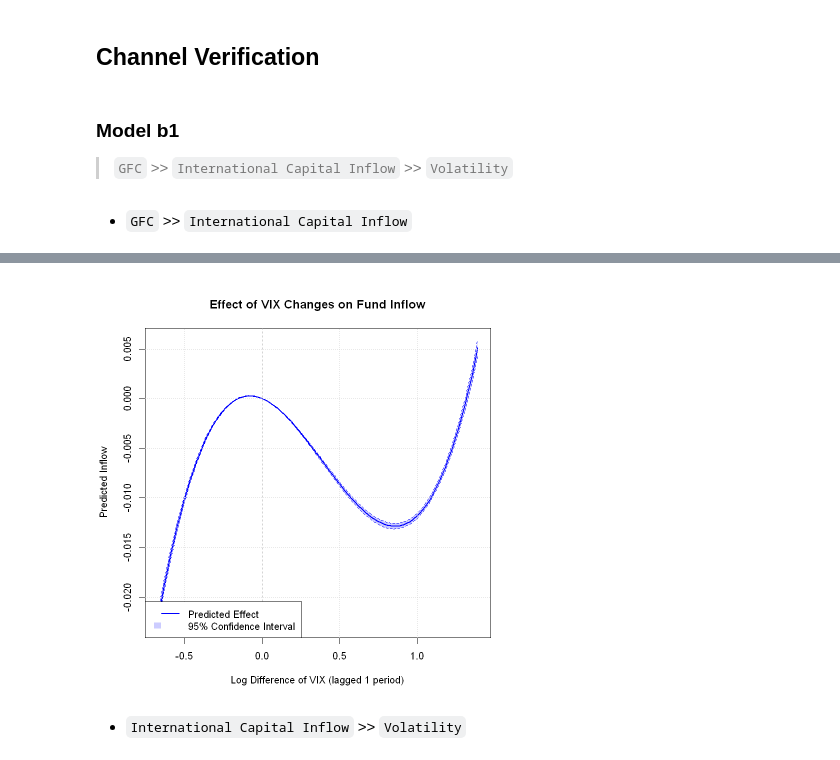
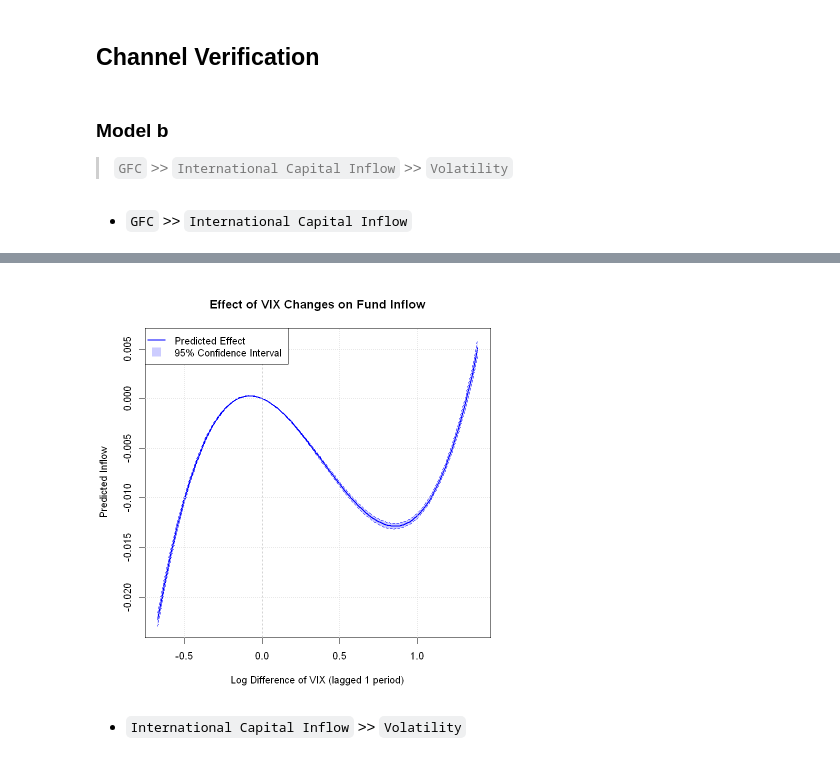
Before and after one commit to wudl-21/econ5370, a Jupyter notebook: main.ipynb, the cells around one changed output, grey strips where cells are left out. Cells and saved outputs as stored; diff of their text form; code cells hidden in the pictures.

```diff
--- a/main.ipynb
+++ b/main.ipynb
@@ -2051,18 +1950,0 @@ A data.frame: 6 x 20
-# %%
-# Merge panel_data with EPU data based on year, quarter, and month
-panel_data <- merge(
-    panel_data,
-    epu[, c("year", "quarter", "month", "log_epu")],
-    by = c("year", "quarter", "month"),
-    all.x = TRUE
-)
-
-panel_data <- merge(
-    panel_data,
-    tpu[, c("year", "quarter", "month", "log_tpu")],
-    by = c("year", "quarter", "month"),
-    all.x = TRUE
-)
-
-# Display a sample of the merged data with EPU
-head(panel_data)
@@ -2966,7 +2934,7 @@ stargazer(models,
 # %% [markdown]
 ## Channel Verification
 # %% [markdown]
-### Model b1
+### Model b
 
 > `GFC` >> `International Capital Inflow` >> `Volatility`
 # %% [markdown]
@@ -2975,19 +2943,19 @@ stargazer(models,
 library(plm)
 
 # Run model with individual fixed effects and quarter dummies
-model_b1_1 <- plm(inflow ~ log_diff_lag1 + I(log_diff_lag1^2) + I(log_diff_lag1^3) + Size + Lev + ROA + BM + Board + Top1 + quarter + gdp_growth_rate + m2_growth_rate,
+model_b_1 <- plm(inflow ~ log_diff_lag1 + I(log_diff_lag1^2) + I(log_diff_lag1^3) + Size + Lev + ROA + BM + Board + Top1 + quarter + gdp_growth_rate + m2_growth_rate,
              data = panel_data,
              model = "within",
              effect = "individual")
 
 # Display regression results
-summary(model_b1_1)
+summary(model_b_1)
 
 # Get robust standard errors for both models
 library(lmtest)
 library(sandwich)
 cat("\nRobust standard errors for two-way fixed effects model:\n")
-coeftest(model_b1_1, vcov = vcovHC(model_b1_1, type = "HC1"))
+coeftest(model_b_1, vcov = vcovHC(model_b_1, type = "HC1"))
 # %% [output]
 Oneway (individual) effect Within Model
 
@@ -3030,7 +2998,7 @@ Signif. codes:  0 '***' 0.001 '**' 0.01 '*' 0.05 '.' 0.1 ' ' 1
 par(bg="white", mar=c(5, 4, 4, 2) + 0.1)
 
 # Extract coefficients for log_diff_lag1 and its higher order terms
-coefficients <- coef(model_b1_1)
+coefficients <- coef(model_b_1)
 b1 <- coefficients["log_diff_lag1"]
 b2 <- coefficients["I(log_diff_lag1^2)"]
 b3 <- coefficients["I(log_diff_lag1^3)"]
@@ -3046,7 +3014,7 @@ predicted_inflow <- b1 * log_diff_values +
                     b3 * log_diff_values^3
 
 # Get the variance-covariance matrix for the coefficients
-vcov_matrix <- vcovHC(model_b1_1, type = "HC1") # Using robust variance-covariance matrix
+vcov_matrix <- vcovHC(model_b_1, type = "HC1") # Using robust variance-covariance matrix
 
 # Extract the rows/columns for our parameters of interest
 param_indices <- which(names(coefficients) %in% c("log_diff_lag1", "I(log_diff_lag1^2)", "I(log_diff_lag1^3)"))
@@ -3064,42 +3032,44 @@ for (i in 1:length(log_diff_values)) {
 
 # Calculate confidence intervals (95%)
 confidence_level <- 0.95
-t_value <- qt((1 + confidence_level) / 2, df = df.residual(model_b1_1))
+t_value <- qt((1 + confidence_level) / 2, df = df.residual(model_b_1))
 upper_ci <- predicted_inflow + t_value * se_predictions
 lower_ci <- predicted_inflow - t_value * se_predictions
 
 # Create the plot
 plot(log_diff_values, predicted_inflow, type = "l", lwd = 2, col = "blue",
      xlab = "Log Difference of VIX (lagged 1 period)",
      ylab = "Predicted Inflow",
      main = "Effect of VIX Changes on Fund Inflow",
      ylim = range(c(lower_ci, upper_ci)))
 
 # Add confidence intervals
 polygon(c(log_diff_values, rev(log_diff_values)),
         c(lower_ci, rev(upper_ci)),
         col = rgb(0, 0, 1, 0.2), border = NA)
 
 # Add the CI lines
 lines(log_diff_values, upper_ci, lty = 2, col = "blue")
 lines(log_diff_values, lower_ci, lty = 2, col = "blue")
 
 # Add a vertical line at x = 0 for reference
 abline(v = 0, lty = 2, col = "darkgray")
 
 # Add a grid for better readability
 grid()
 
 # Add a legend
-legend("bottomleft",
+legend("topleft",
        legend = c("Predicted Effect", "95% Confidence Interval"),
        col = c("blue", rgb(0, 0, 1, 0.2)),
-       lty = c(1, NA),
+       lty = c(1, 0),
+       pch = c(NA, 15),
+       pt.bg = rgb(0, 0, 1, 0.2),
        lwd = c(2, NA),
-       fill = c(NA, rgb(0, 0, 1, 0.2)),
-       border = c(NA, NA))
+       pt.cex = 2,
+       bg = "white")
 # %% [output]
-[figure, old version]
+[figure, new version]
 # %% [markdown]
 - `International Capital Inflow` >> `Volatility`
 # %%
```
Also changed, not shown: parts of 37 cells of this notebook, 2 other files.
